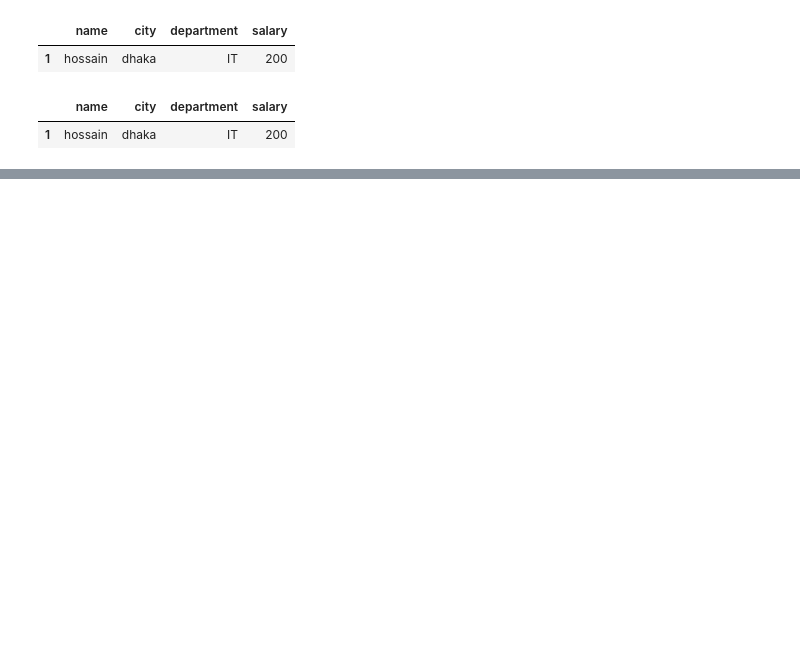
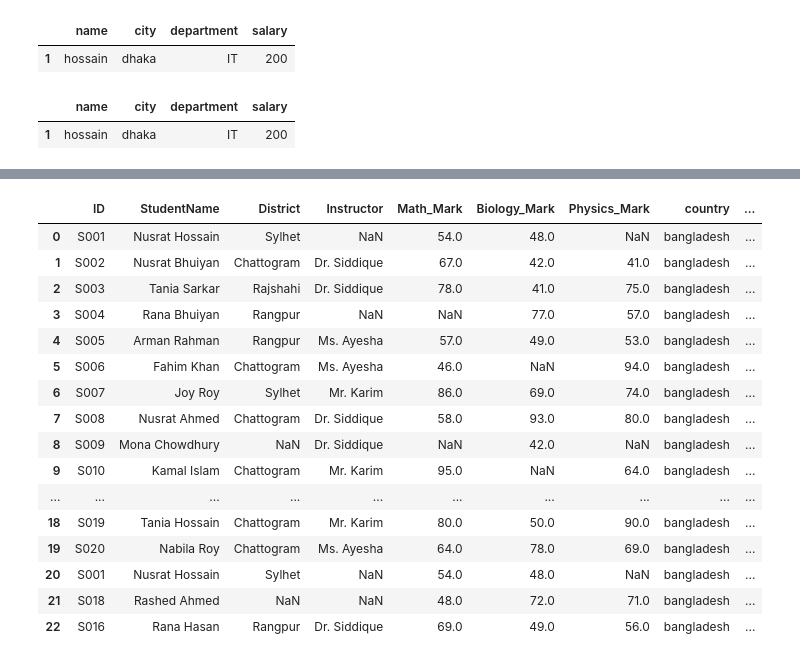
Before and after one commit to arman-hossain45/Phitrom_AI-ML, a Jupyter notebook: allModulePractice.ipynb, the cells around one changed output, grey strips where cells are left out. Saved outputs shown, nothing was run; the diff lists cells and outputs as text; code cells hidden in the pictures; blank space fills up the shorter version.

```diff
--- a/allModulePractice.ipynb
+++ b/allModulePractice.ipynb
@@ -1913,0 +1965,3 @@ df.loc[df['city'].str.contains('Dha',case=False)]#now its dont show any error
+# %%
+df=pd.read_csv("student.csv")
+df
@@ -1913,0 +1986,3 @@ df.loc[df['city'].str.contains('Dha',case=False)]#now its dont show any error
+# %%
+df['country']='bangladesh'
+df
@@ -1913,0 +2007,22 @@ df.loc[df['city'].str.contains('Dha',case=False)]#now its dont show any error
+# %%
+df["totall_mark"]=df['Math_Mark']+df['Biology_Mark']+df['Physics_Mark']#in this now create a totall  mark column where i put the all mark sum
+#then where a single mark is nan if any student then show the totall mark is nan for this student
+df
+# %% [output]
+|  | ID | StudentName | District | Instructor | Math_Mark | Biology_Mark | Physics_Mark | country | ... |
+| 0 | S001 | Nusrat Hossain | Sylhet | NaN | 54.0 | 48.0 | NaN | bangladesh | ... |
+| 1 | S002 | Nusrat Bhuiyan | Chattogram | Dr. Siddique | 67.0 | 42.0 | 41.0 | bangladesh | ... |
+| 2 | S003 | Tania Sarkar | Rajshahi | Dr. Siddique | 78.0 | 41.0 | 75.0 | bangladesh | ... |
+| 3 | S004 | Rana Bhuiyan | Rangpur | NaN | NaN | 77.0 | 57.0 | bangladesh | ... |
+| 4 | S005 | Arman Rahman | Rangpur | Ms. Ayesha | 57.0 | 49.0 | 53.0 | bangladesh | ... |
+| 5 | S006 | Fahim Khan | Chattogram | Ms. Ayesha | 46.0 | NaN | 94.0 | bangladesh | ... |
+| 6 | S007 | Joy Roy | Sylhet | Mr. Karim | 86.0 | 69.0 | 74.0 | bangladesh | ... |
+| 7 | S008 | Nusrat Ahmed | Chattogram | Dr. Siddique | 58.0 | 93.0 | 80.0 | bangladesh | ... |
+| 8 | S009 | Mona Chowdhury | NaN | Dr. Siddique | NaN | 42.0 | NaN | bangladesh | ... |
+| 9 | S010 | Kamal Islam | Chattogram | Mr. Karim | 95.0 | NaN | 64.0 | bangladesh | ... |
+| ... | ... | ... | ... | ... | ... | ... | ... | ... | ... |
+| 18 | S019 | Tania Hossain | Chattogram | Mr. Karim | 80.0 | 50.0 | 90.0 | bangladesh | ... |
+| 19 | S020 | Nabila Roy | Chattogram | Ms. Ayesha | 64.0 | 78.0 | 69.0 | bangladesh | ... |
+| 20 | S001 | Nusrat Hossain | Sylhet | NaN | 54.0 | 48.0 | NaN | bangladesh | ... |
+| 21 | S018 | Rashed Ahmed | NaN | NaN | 48.0 | 72.0 | 71.0 | bangladesh | ... |
+| 22 | S016 | Rana Hasan | Rangpur | Dr. Siddique | 69.0 | 49.0 | 56.0 | bangladesh | ... |
```
Also changed, not shown: parts of 18 cells of this notebook, 1 other file.
